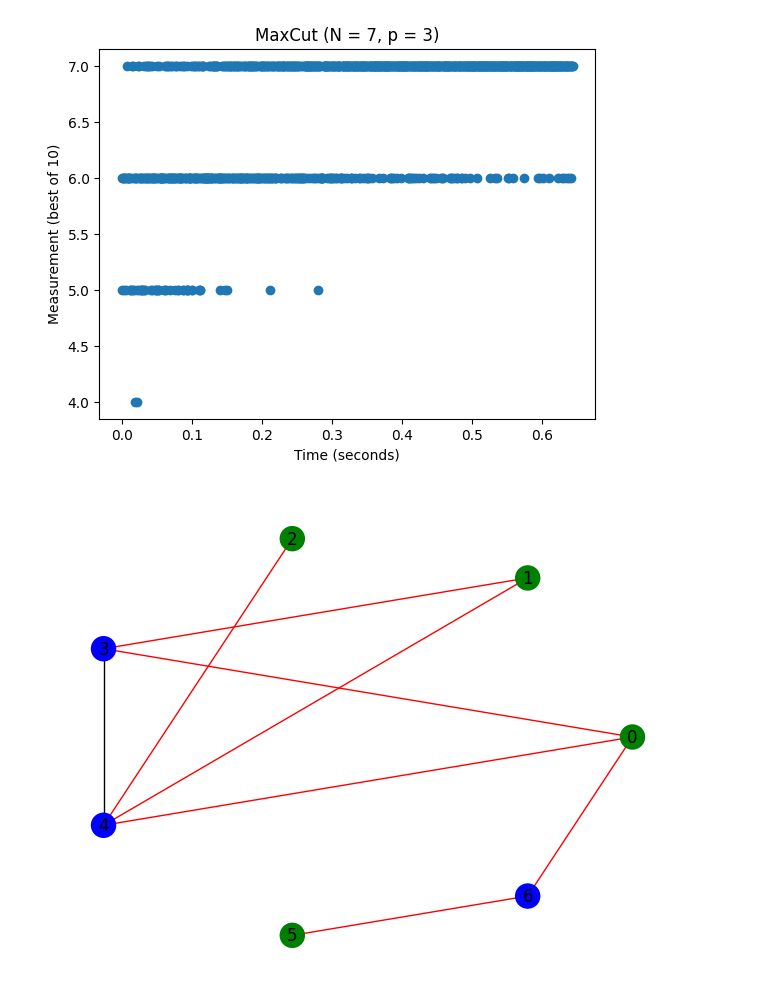
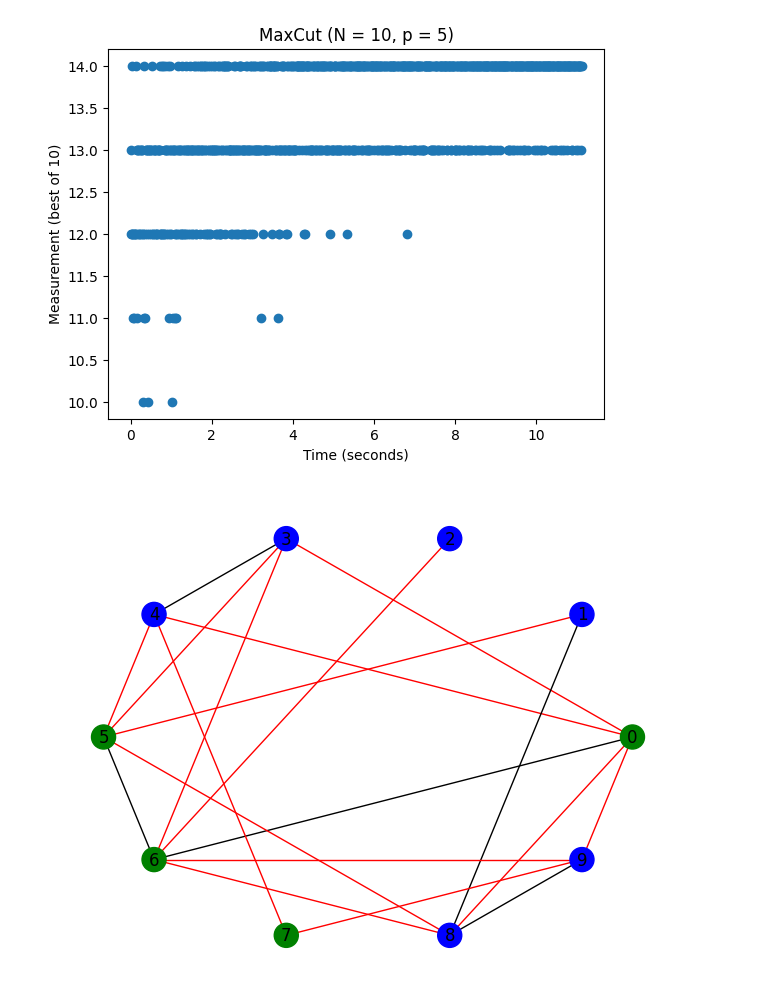
Before and after one commit to nkohen/QOKit, a Jupyter notebook: grips/QAOA_plots.ipynb, the cells around one changed output. Saved outputs shown, nothing was run; the diff lists cells and outputs as text; code cells hidden in the pictures.

Commit message:
I changed the last line to the following and am trying to experiment with different values.

```diff
--- a/grips/QAOA_plots.ipynb
+++ b/grips/QAOA_plots.ipynb
@@ -237,6 +237,9 @@ def run_experiment(seed: int, N: int, p: int) -> None:
 
     nx.draw(G, nx.circular_layout(G), node_color=vert_colors, edge_color=edge_colors, with_labels=True)
 
+seed = int(input('seed = '))
+N = int(input('N = '))
+p = int(input('p = '))
 
-run_experiment(seed=0, N=7, p=3)
+run_experiment(seed, N, p)
 # %% [output]
@@ -257,2 +257,2 @@ Final Objective: 5.924847504112979
-[figure, old version]
+[figure, new version]
-[figure, old version]
+[figure, new version]
```
Also changed, not shown: parts of 1 cell of this notebook.
